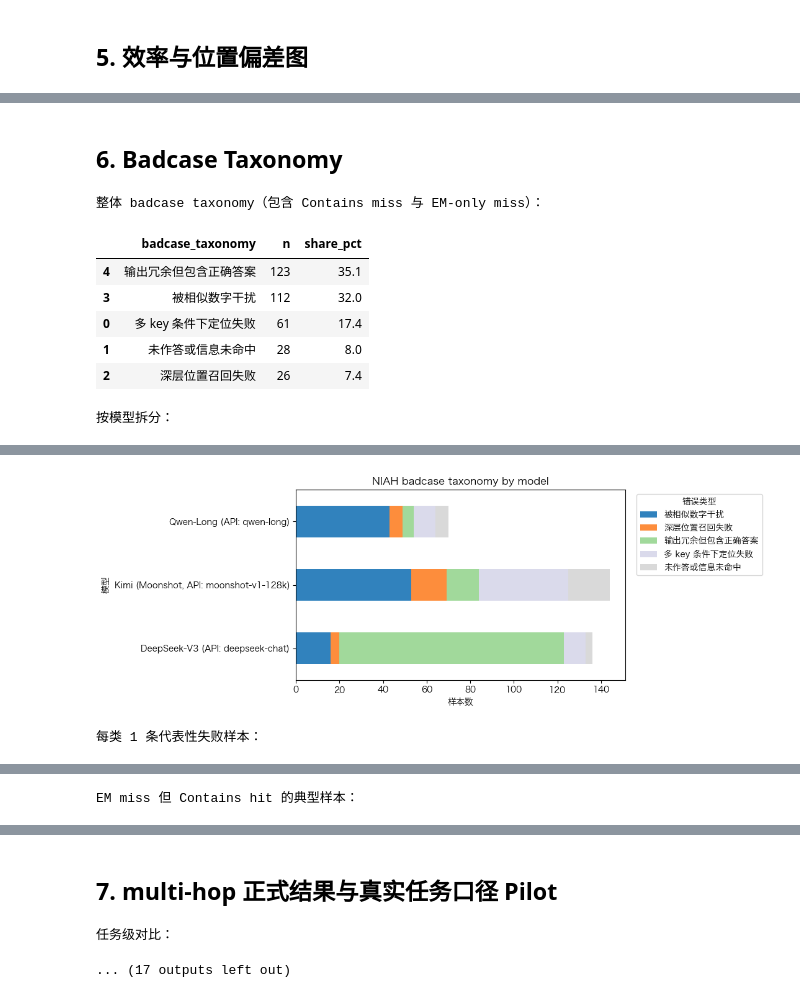
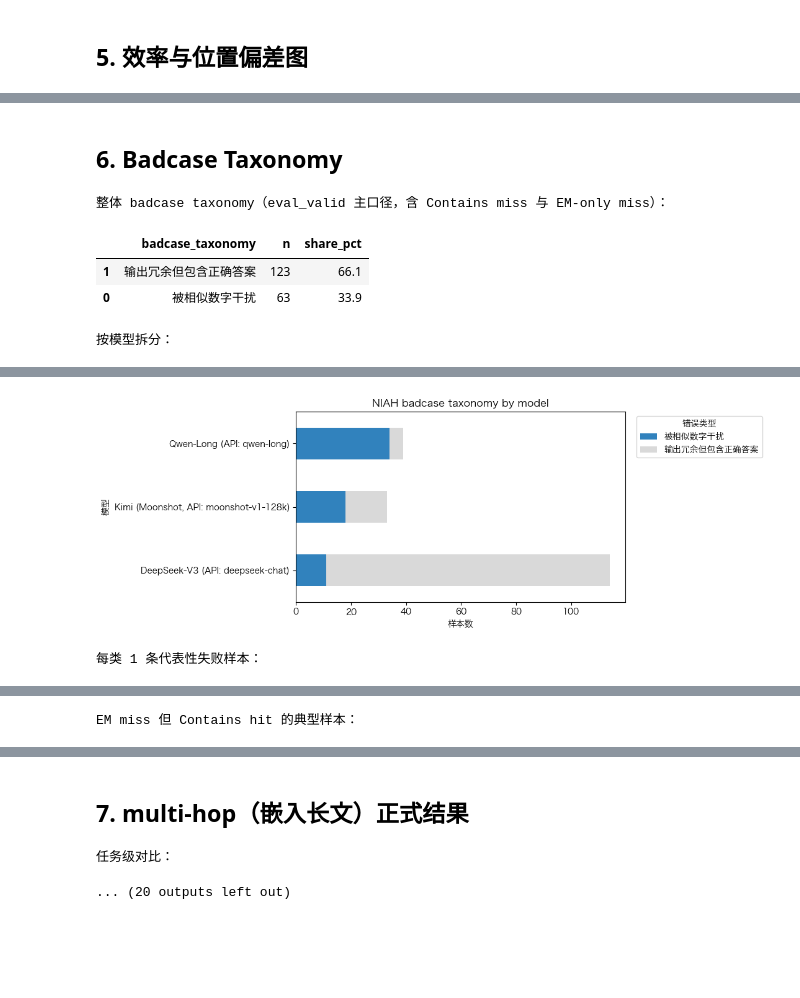
Before and after one commit to melody-ling-L/llm-long-context-eval-zh-V2, a Jupyter notebook: results/v2/report/04_report_v2.executed.ipynb, the cells around one changed output, grey strips where cells are left out. Saved outputs shown, nothing was run; the diff lists cells and outputs as text; code cells hidden in the pictures; blank space fills up the shorter version.

```diff
--- a/results/v2/report/04_report_v2.executed.ipynb
+++ b/results/v2/report/04_report_v2.executed.ipynb
@@ -404,7 +434,7 @@ from IPython.display import Markdown, display
 if scored_path.exists():
     display(Markdown('## 6. Badcase Taxonomy'))
     if not niah_badcase_summary_overall.empty:
-        print('整体 badcase taxonomy（包含 Contains miss 与 EM-only miss）：')
+        print('整体 badcase taxonomy（eval_valid 主口径，含 Contains miss 与 EM-only miss）：')
         overall_taxonomy_display = niah_badcase_summary_overall.sort_values('n', ascending=False)[['badcase_taxonomy', 'n', 'share_pct']]
         display(overall_taxonomy_display)
 
@@ -442,7 +472,7 @@ if scored_path.exists():
         print('EM miss 但 Contains hit 的典型样本：')
         display(with_model_labels(em_gap_examples[['model', 'variant', 'question', 'expected_answer', 'model_response']].head(8)))
 
-    display(Markdown('## 7. multi-hop 正式结果与真实任务口径 Pilot'))
+    display(Markdown('## 7. multi-hop（嵌入长文）正式结果'))
     if not task_summary.empty:
         print('任务级对比：')
         task_display = with_model_labels(task_summary).sort_values(['task', 'contains_pct'], ascending=[True, False])
@@ -465,6 +495,12 @@ if scored_path.exists():
             plt.show()
 
     if not multihop_summary.empty:
+        mh_models = sorted(multihop_df['model'].dropna().unique().tolist())
+        mh_per_model = int(round(len(multihop_df) / max(len(mh_models), 1)))
+        mh_hops_acc = (multihop_df.groupby('hops')['contains_score'].mean() * 100)
+        mh_hops_n = multihop_df.groupby('hops').size()
+        n_judge = int((multihop_df['scoring_mode'] == 'judge').sum()) if 'scoring_mode' in multihop_df.columns else 0
+
         print('multi_hop 汇总：')
         display(with_model_labels(multihop_summary))
 
@@ -478,24 +514,36 @@ if scored_path.exists():
                 )
             )
 
+        print('按推理跳数（hops）拆分 Contains (%)：')
+        display(((multihop_df.groupby(['model', 'hops'])['contains_score'].mean() * 100).round(1).unstack()).rename(index=format_model_name))
+
+        if (figures_dir / 'multihop_by_hops.png').exists():
+            ipy_display(Image(str(figures_dir / 'multihop_by_hops.png')))
+
         if not multihop_badcase_summary.empty:
             print('multi_hop badcase taxonomy：')
             display(with_model_labels(multihop_badcase_summary))
 
-        print('multi_hop 逐条结果：')
+        print('multi_hop 逐条结果（节选）：')
         display(
             with_model_labels(
                 multihop_df[
-                    ['model', 'domain', 'difficulty', 'question', 'expected_answer', 'model_response', 'contains_score', 'badcase_taxonomy']
-                ].sort_values(['model', 'domain'])
+                    ['model', 'domain', 'difficulty', 'hops', 'question', 'expected_answer', 'model_response', 'contains_score', 'badcase_taxonomy']
+                ].sort_values(['model', 'domain']).head(20)
             )
         )
-        print('当前 multi_hop 只有 4 条人工设计的真实业务口径样本 / 模型，95% CI 仍然很宽，应把它视为已经正式纳入统一报告的 pilot slice，而不是最终排名。')
+        hops_desc = '；'.join(f'{int(h)}-hop {mh_hops_acc[h]:.0f}%(n={int(mh_hops_n[h])})' for h in sorted(mh_hops_acc.index))
+        print(
+            f'本轮 multi-hop 已升级为「事实分散嵌入 ~8000 字符长文」的真正长上下文多跳，共 {len(multihop_df)} 条'
+            f'（约 {mh_per_model} 条/模型，覆盖模型 {", ".join(format_model_name(m) for m in mh_models)}）。'
+            f'按跳数看：{hops_desc}；3-hop 明显更难。'
+        )
+        print(
+            f'口径说明：本轮多跳仅运行 {"、".join(format_model_name(m) for m in mh_models)}（Kimi 未跑）；'
+            f'其中约 {n_judge} 条为 judge 型开放式答案，目前用子串近似判分，应交由 LLM-as-judge 复核。'
+        )
 
-    if not real_task_pilot_df.empty:
-        print('当前真实任务口径 pilot 样本：')
-        display(real_task_pilot_df)
-
+    display(Markdown('## 8. 真实任务子集路线（待扩充）'))
     real_task_roadmap = pd.DataFrame(
         [
             {
@@ -521,10 +569,10 @@ if scored_path.exists():
         ]
     )
     real_task_roadmap.to_csv(processed_dir / 'real_task_subset_roadmap.csv', index=False, encoding='utf-8-sig')
-    print('真实任务子集扩充路线：')
+    print('真实任务子集仍是路线图（尚未采集真实文档与标注），与上面的合成多跳相互独立：')
     display(real_task_roadmap)
 
-    display(Markdown('## 8. 优化建议与数据策略'))
+    display(Markdown('## 9. 优化建议与数据策略'))
     recommendations = []
 
     if not variant_summary.empty:
@@ -535,12 +583,21 @@ if scored_path.exists():
             f'{hardest_variant} 当前平均 Contains 最低 ({hardest_variant_score:.1f}%)，说明模型对相似数字 / 相邻口径区分仍弱，下一轮应补更多相似数值干扰样本，并把数字单位、时间、百分比混排进同一段上下文。'
         )
 
+    if not call_status_summary.empty:
+        kimi_status = call_status_summary[call_status_summary['model'] == 'kimi']
+        if not kimi_status.empty and int(kimi_status.iloc[0]['content_filter']) > 0:
+            cf = int(kimi_status.iloc[0]['content_filter'])
+            recommendations.append(
+                f'Kimi 有 {cf} 条 content_filter（Moonshot 平台审核拦截），已从 eval_valid 主口径排除；'
+                '报告 headline 不应使用含审核失败的 350 行全量平均。'
+            )
     if not length_summary.empty:
         kimi_32k = length_summary[(length_summary['model'] == 'kimi') & (length_summary['context_length'] == 32000)]
         if not kimi_32k.empty:
             kimi_row = kimi_32k.iloc[0]
             recommendations.append(
-                'Kimi 在 32K 下出现近似崩塌，Contains=%.1f%%，95%% CI=[%.1f, %.1f]，优先排查长上下文 prompt 模板、截断策略、以及模型是否稳定输出空响应。'
+                'Kimi 在 32K eval_valid 样本上 Contains=%.1f%%，95%% CI=[%.1f, %.1f]；'
+                '早期「32K 崩塌」来自余额耗尽（prompt_tokens=0），重跑后已恢复。'
                 % (kimi_row['contains_pct'], kimi_row['contains_ci_low_pct'], kimi_row['contains_ci_high_pct'])
             )
 
@@ -554,8 +611,11 @@ if scored_path.exists():
             )
 
     if not multihop_summary.empty:
+        mh_models = sorted(multihop_df['model'].dropna().unique().tolist())
+        mh_per_model = int(round(len(multihop_df) / max(len(mh_models), 1)))
         recommendations.append(
-            'multi-hop 已正式进入统一报告，但当前每模型只有 4 条样本，Contains 全部停在 50.0%%。下一步应把 real-task slice 扩到 30-50 条，并把中间推理链、单位换算、时间约束等失败模式单独标注。'
+            'multi-hop 已升级为嵌入长文版（约 %d 条/模型，当前覆盖 %s）。3-hop 显著难于 2-hop，下一步应：补齐 Kimi 多跳、扩充 3-hop 与跨领域样本、并引入 LLM-as-judge 对 judge 型开放答案判分。'
+            % (mh_per_model, '、'.join(format_model_name(m) for m in mh_models))
         )
 
     if not niah_badcase_summary_overall.empty:
@@ -569,11 +629,8 @@ if scored_path.exists():
         print(f'{idx}. {recommendation}')
 # %% [output]
 ## 6. Badcase Taxonomy
-整体 badcase taxonomy（包含 Contains miss 与 EM-only miss）：
+整体 badcase taxonomy（eval_valid 主口径，含 Contains miss 与 EM-only miss）：
 |  | badcase_taxonomy | n | share_pct |
-| 4 | 输出冗余但包含正确答案 | 123 | 35.1 |
-| 3 | 被相似数字干扰 | 112 | 32.0 |
-| 0 | 多 key 条件下定位失败 | 61 | 17.4 |
-| 1 | 未作答或信息未命中 | 28 | 8.0 |
-| 2 | 深层位置召回失败 | 26 | 7.4 |
+| 1 | 输出冗余但包含正确答案 | 123 | 66.1 |
+| 0 | 被相似数字干扰 | 63 | 33.9 |
 按模型拆分：
@@ -585,3 +642,3 @@ if scored_path.exists():
-[figure, old version]
+[figure, new version]
 每类 1 条代表性失败样本：
 |  | badcase_taxonomy | model | variant | question | expected_answer | model_response |
@@ -600,7 +654,7 @@ EM miss 但 Contains hit 的典型样本：
 | 32 | DeepSeek-V3 (API: deepseek-chat) | style_aligned | 急诊药房重点监控药品的库存周转天数是多少？ | 6.5天 | 6.5天。 |
 | 33 | DeepSeek-V3 (API: deepseek-chat) | numeric_confusable | 区域配送的 SLA 指标是多少？ | 92.1% | 92.1% 的 24 小时履约率。 |
 | 35 | DeepSeek-V3 (API: deepseek-chat) | style_aligned | 本季度封装段一次良率目标是多少？ | 98.2% | 98.2%。 |
-## 7. multi-hop 正式结果与真实任务口径 Pilot
+## 7. multi-hop（嵌入长文）正式结果
 任务级对比：
-... (17 outputs left out)
+... (20 outputs left out)
 # %% [markdown]
```
Also changed, not shown: parts of 10 cells of this notebook, 43 other files.
